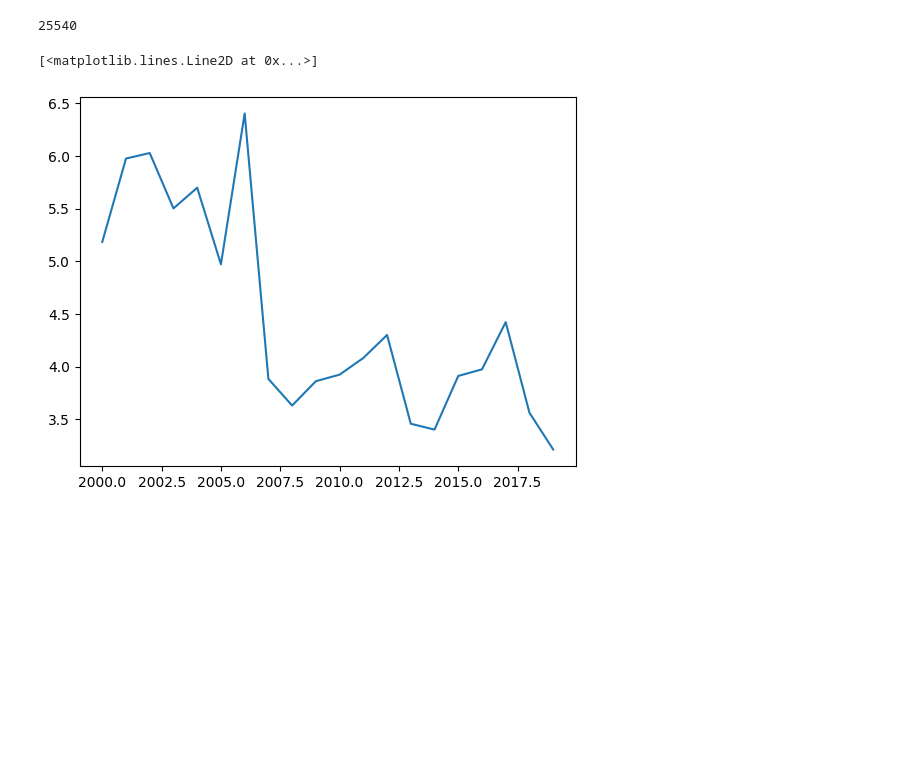
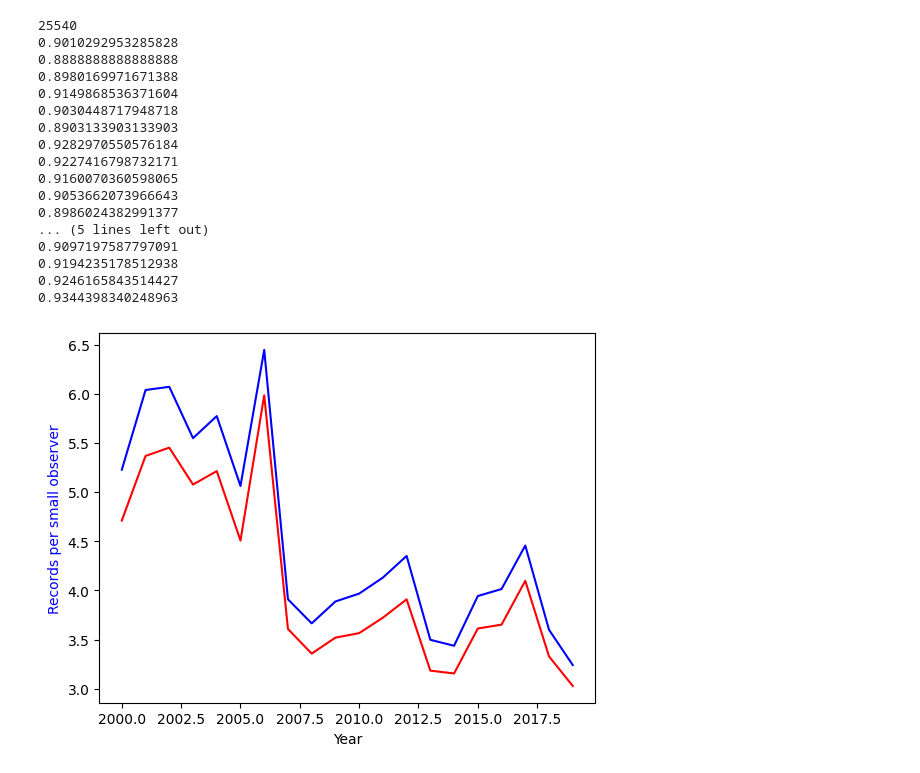
Before and after one commit to CatraMyBeloved/climate-biodiversity, a Jupyter notebook: notebooks/eda_biodiv.ipynb, the cells around one changed output. Saved outputs shown, nothing was run; the diff lists cells and outputs as text; code cells hidden in the pictures; blank space fills up the shorter version.

```diff
--- a/notebooks/eda_biodiv.ipynb
+++ b/notebooks/eda_biodiv.ipynb
@@ -44,13 +29,47 @@ sum(recorders)
 # %%
-relevant_data = data[["gbifID", "kingdom", "phylum", "class", "order", "family", "genus", "species", "countryCode", "occurrenceStatus", "decimalLatitude", "decimalLongitude", "day", "month", "year"]]
+relevant_data = data[["gbifID", "kingdom", "phylum", "class", "order", "family", "genus", "species", "countryCode", "occurrenceStatus", "decimalLatitude", "decimalLongitude", "day", "month", "year", "recordedBy"]]
 
 print((relevant_data["species"].loc[relevant_data["year"] == 2019].value_counts()["Bufo bufo"]))
 
 x = range(2000, 2020)
-y = [(relevant_data["species"].loc[relevant_data["year"] == i].value_counts()["Bufo bufo"])/(len(data.loc[data['year'] == i].loc[:,"recordedBy"])) for i in x]
+y_1 = []
+y_2 = []
+y_3 = []
+for year in x:
+    num_records = relevant_data["species"].loc[relevant_data["year"] == year].value_counts()["Bufo bufo"]
+    observers = relevant_data["recordedBy"].loc[relevant_data["year"] == year].value_counts()
+    small_observers = observers[observers < 10]
+    num_small_observers = len(small_observers)
 
-plt.plot(x, y)
+    y_1.append(num_records / num_small_observers)
+    y_2.append(num_records/len(observers))
+    y_3.append(num_records)
+    print(num_small_observers/len(observers))
+
+fig, ax1 = plt.subplots()
+
+ax1.plot(x, y_1, 'b-')
+ax1.set_xlabel('Year')
+ax1.set_ylabel('Records per small observer', color='b')
+ax1.plot(x, y_2, 'r-')
+#ax1.plot(x, y_3, 'g-')
+plt.show()
 # %% [output]
 25540
+0.9010292953285828
+0.8888888888888888
+0.8980169971671388
+0.9149868536371604
+0.9030448717948718
+0.8903133903133903
+0.9282970550576184
+0.9227416798732171
+0.9160070360598065
+0.9053662073966643
+0.8986024382991377
+... (5 lines left out)
+0.9097197587797091
+0.9194235178512938
+0.9246165843514427
+0.9344398340248963
-[<matplotlib.lines.Line2D at 0x...>]
-[figure, old version]
+[figure, new version]
```
Also changed, not shown: parts of 7 cells of this notebook.
